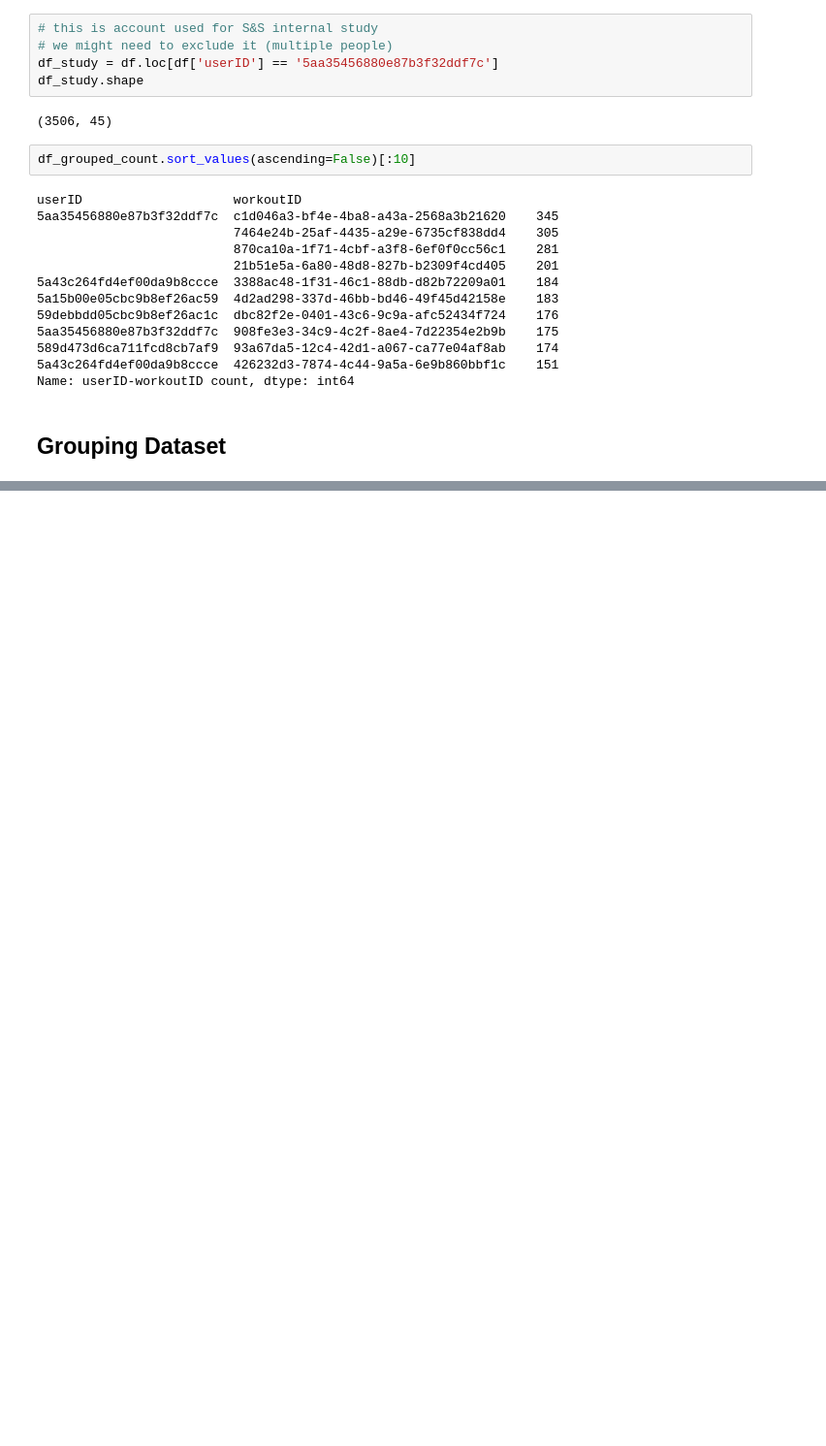
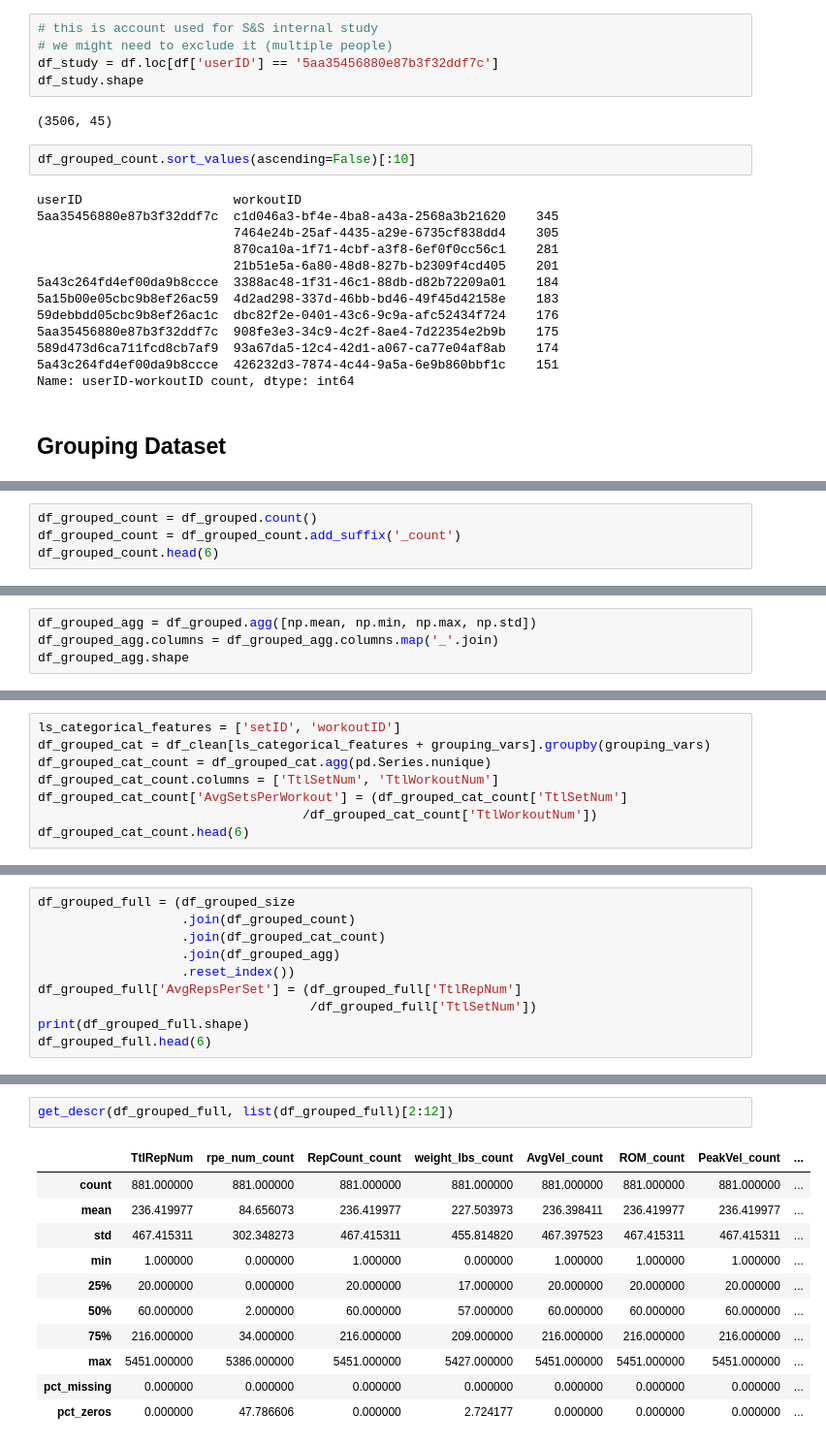
Before and after one commit to YuliaZamriy/W207_Group_Project, a Jupyter notebook: w207_openbarbell_lifter_segmentation.ipynb, the cells around one changed output, grey strips where cells are left out. Shown at 97% size. Saved outputs shown, nothing was run; the diff lists cells and outputs as text; blank space fills up the shorter version.

```diff
--- a/w207_openbarbell_lifter_segmentation.ipynb
+++ b/w207_openbarbell_lifter_segmentation.ipynb
@@ -319,0 +318,4 @@ userID Histogram:
+# %%
+df_grouped_count = df_grouped.count()
+df_grouped_count = df_grouped_count.add_suffix('_count')
+df_grouped_count.head(6)
@@ -319,0 +331,4 @@ userID Histogram:
+# %%
+df_grouped_agg = df_grouped.agg([np.mean, np.min, np.max, np.std])
+df_grouped_agg.columns = df_grouped_agg.columns.map('_'.join)
+df_grouped_agg.shape
@@ -319,0 +366,8 @@ userID Histogram:
+# %%
+ls_categorical_features = ['setID', 'workoutID']
+df_grouped_cat = df_clean[ls_categorical_features + grouping_vars].groupby(grouping_vars)
+df_grouped_cat_count = df_grouped_cat.agg(pd.Series.nunique)
+df_grouped_cat_count.columns = ['TtlSetNum', 'TtlWorkoutNum']
+df_grouped_cat_count['AvgSetsPerWorkout'] = (df_grouped_cat_count['TtlSetNum']
+                                   /df_grouped_cat_count['TtlWorkoutNum'])
+df_grouped_cat_count.head(6)
@@ -319,0 +383,10 @@ userID Histogram:
+# %%
+df_grouped_full = (df_grouped_size
+                   .join(df_grouped_count)
+                   .join(df_grouped_cat_count)
+                   .join(df_grouped_agg)
+                   .reset_index())
+df_grouped_full['AvgRepsPerSet'] = (df_grouped_full['TtlRepNum']
+                                    /df_grouped_full['TtlSetNum'])
+print(df_grouped_full.shape)
+df_grouped_full.head(6)
@@ -319,0 +403,14 @@ userID Histogram:
+# %%
+get_descr(df_grouped_full, list(df_grouped_full)[2:12])
+# %% [output]
+|  | TtlRepNum | rpe_num_count | RepCount_count | weight_lbs_count | AvgVel_count | ROM_count | PeakVel_count | ... |
+| count | 881.000000 | 881.000000 | 881.000000 | 881.000000 | 881.000000 | 881.000000 | 881.000000 | ... |
+| mean | 236.419977 | 84.656073 | 236.419977 | 227.503973 | 236.398411 | 236.419977 | 236.419977 | ... |
+| std | 467.415311 | 302.348273 | 467.415311 | 455.814820 | 467.397523 | 467.415311 | 467.415311 | ... |
+| min | 1.000000 | 0.000000 | 1.000000 | 0.000000 | 1.000000 | 1.000000 | 1.000000 | ... |
+| 25% | 20.000000 | 0.000000 | 20.000000 | 17.000000 | 20.000000 | 20.000000 | 20.000000 | ... |
+| 50% | 60.000000 | 2.000000 | 60.000000 | 57.000000 | 60.000000 | 60.000000 | 60.000000 | ... |
+| 75% | 216.000000 | 34.000000 | 216.000000 | 209.000000 | 216.000000 | 216.000000 | 216.000000 | ... |
+| max | 5451.000000 | 5386.000000 | 5451.000000 | 5427.000000 | 5451.000000 | 5451.000000 | 5451.000000 | ... |
+| pct_missing | 0.000000 | 0.000000 | 0.000000 | 0.000000 | 0.000000 | 0.000000 | 0.000000 | ... |
+| pct_zeros | 0.000000 | 47.786606 | 0.000000 | 2.724177 | 0.000000 | 0.000000 | 0.000000 | ... |
```
Also changed, not shown: parts of 17 cells of this notebook.
